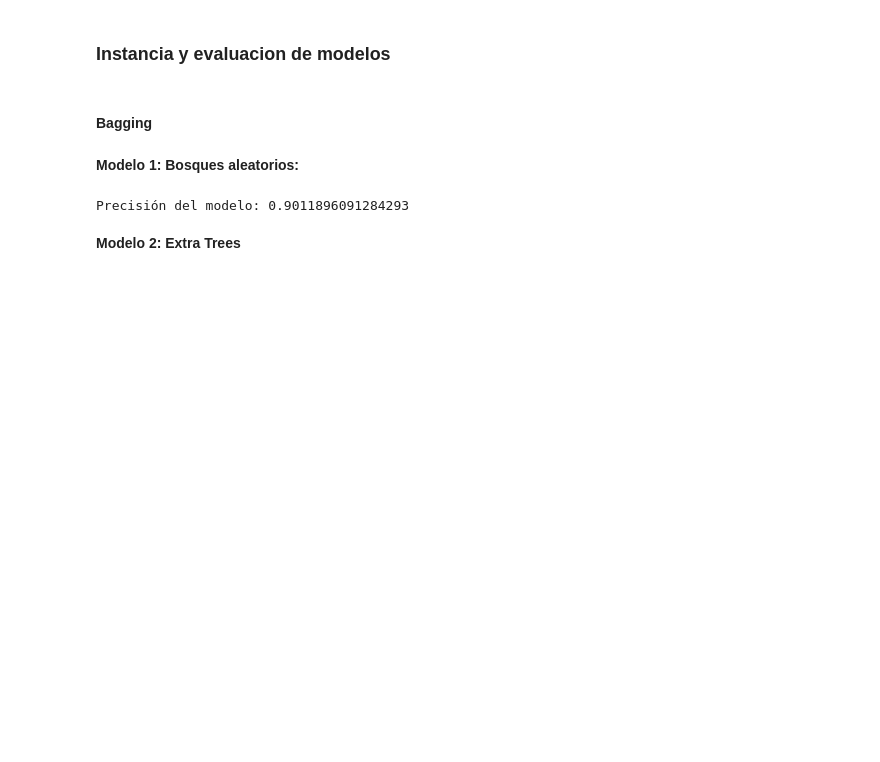
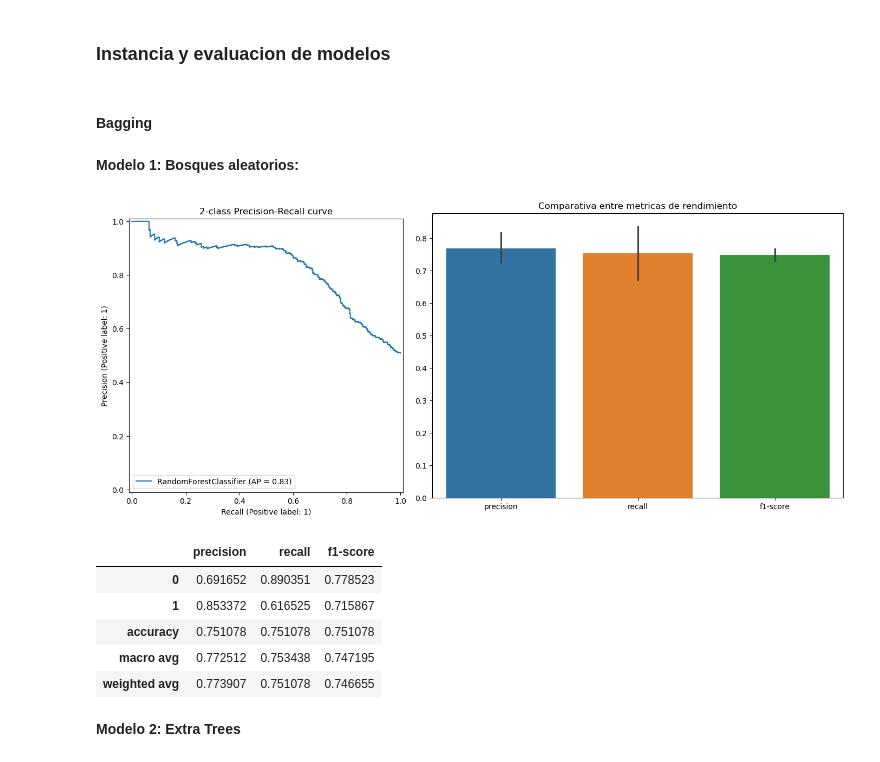
Before and after one commit to ianCristianAriel/2024-portugal-banco-privado, a Jupyter notebook: notebooks and scripts/4_ml.ipynb, the cells around one changed output. Saved outputs shown, nothing was run; the diff lists cells and outputs as text; code cells hidden in the pictures; blank space fills up the shorter version.

```diff
--- a/notebooks and scripts/4_ml.ipynb
+++ b/notebooks and scripts/4_ml.ipynb
@@ -88,5 +173,5 @@ def train(model, best_params=None):
 # %%
-def test(model, is_classification=False):
+def test(model):
     """
     Evalúa el rendimiento de un modelo de aprendizaje automático en un conjunto de prueba.
     Puede manejar tanto modelos de clasificación como de regresión.
@@ -102,15 +187,4 @@ def test(model, is_classification=False):
     # Realiza las predicciones del modelo en el conjunto de prueba
     y_pred = model.predict(X_test)
 
-    # Si el modelo es de clasificación, calcula y muestra la precisión
-    if is_classification:
-        acc = accuracy_score(y_test, y_pred)
-        print(f"Precisión del modelo: {acc}")
-    # Si el modelo es de regresión, calcula y muestra el error cuadrático medio y el R²
-    else:
-        mse = mean_squared_error(y_test, y_pred)
-        r2 = r2_score(y_test, y_pred)
-        print(f'Error Cuadrático Medio en el conjunto de prueba: {mse:.2f}')
-        print(f'Coeficiente de Determinación (R²): {r2:.2f}')
-
     return y_pred
@@ -169,12 +274,22 @@ path_df_estandarizado_escalado = '../data/silver/df_estandarizado_escalado.csv'
 df_estandarizado_escalado = pd.read_csv(path_df_estandarizado_escalado)
 # %%
 df_estandarizado_escalado = df_estandarizado_escalado.sample(frac=1, random_state=12)
+# %%
+# Encuentra el número de registros de la clase mínima
+clase_minima = df_estandarizado_escalado['subscribed_encoded'].value_counts().min()
+
+# Toma una muestra balanceada de cada clase
+clase_0 = df_estandarizado_escalado[df_estandarizado_escalado['subscribed_encoded'] == 0.0].sample(n=clase_minima, random_state=42)
+clase_1 = df_estandarizado_escalado[df_estandarizado_escalado['subscribed_encoded'] == 1.0].sample(n=clase_minima, random_state=42)
+
+# Une ambas clases en un nuevo DataFrame balanceado
+df_estandarizado_escalado = pd.concat([clase_0, clase_1]).reset_index(drop=True)
 # %% [markdown]
 ### Separacion de datos
 # %%
 # separo las las variables de la variable target
 X = df_estandarizado_escalado.drop(columns=['subscribed_encoded'])
-y = df_estandarizado_escalado['subscribed_encoded']
+y = df_estandarizado_escalado['subscribed_encoded'].astype(int)
 # %%
 X_train, X_test, X_val, y_train, y_test, y_val = train_test_val_split(X_df=X, y_df=y)
 # %% [markdown]
@@ -202,9 +317,17 @@ random_forest_best_params_grid = grid_search_function(model= random_forest_model
 random_forest_model = train(random_forest_model, random_forest_best_params_grid)
 # %%
 # obtengo las predicciones del modelo
-y_pred = test(random_forest_model, is_classification=True)
+y_pred = test(random_forest_model)
-# %% [output]
-Precisión del modelo: 0.9011896091284293
+# %%
+metrics_model(y_pred, is_classification=True, model=random_forest_model)
+# %% [output]
+[figure, added]
+|  | precision | recall | f1-score |
+| 0 | 0.691652 | 0.890351 | 0.778523 |
+| 1 | 0.853372 | 0.616525 | 0.715867 |
+| accuracy | 0.751078 | 0.751078 | 0.751078 |
+| macro avg | 0.772512 | 0.753438 | 0.747195 |
+| weighted avg | 0.773907 | 0.751078 | 0.746655 |
 # %% [markdown]
 **Modelo 2: Extra Trees**
 # %%
```
Also changed, not shown: parts of 36 cells of this notebook, 1 other file.
